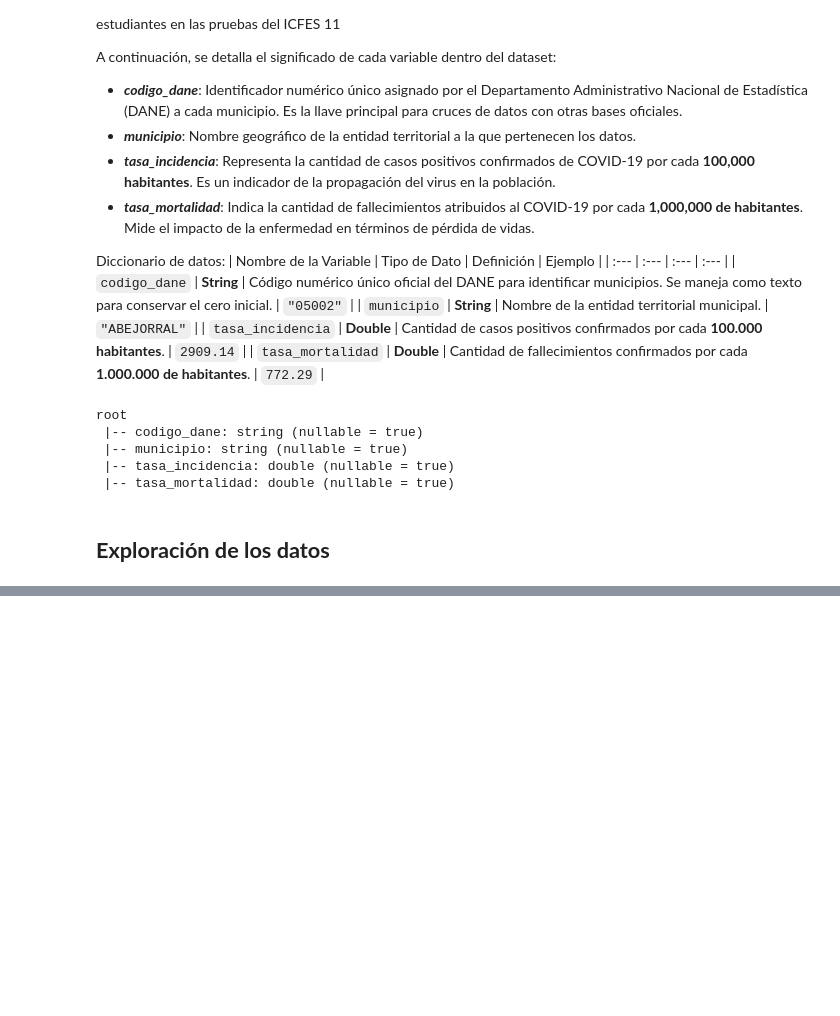
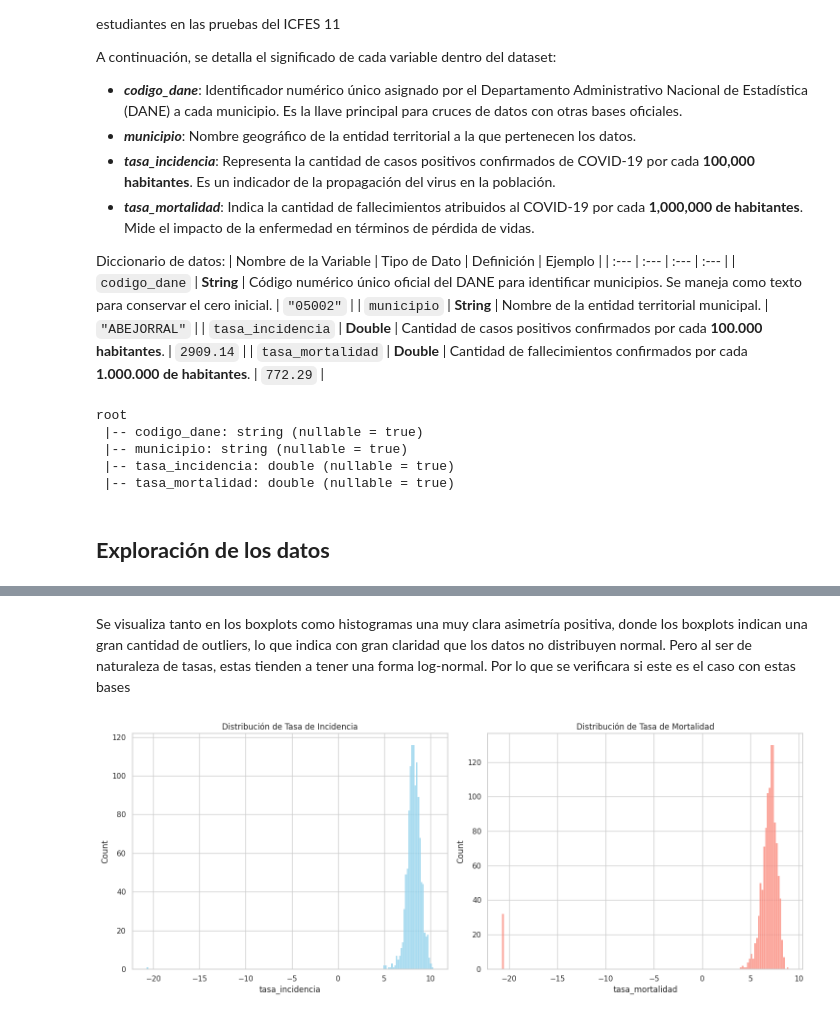
Before and after one commit to Exmator/proyecto_procesamiento, a Jupyter notebook: notebooks/analisis_exploratorio_covid_municipio.ipynb, the cells around one changed output, grey strips where cells are left out. Drawn from its saved outputs; the diff is of its cells as text; code cells hidden in the pictures; blank space fills up the shorter version.

```diff
--- a/notebooks/analisis_exploratorio_covid_municipio.ipynb
+++ b/notebooks/analisis_exploratorio_covid_municipio.ipynb
@@ -129,0 +173,20 @@ print(f"El coeficiente de correlación de Pearson es: {correlacion}")
+# %% [markdown]
+Se visualiza tanto en los boxplots como histogramas una muy clara asimetría positiva, donde los boxplots indican una gran cantidad de outliers, lo que indica con gran claridad que los datos no distribuyen normal. Pero al ser de naturaleza de tasas, estas tienden a tener una forma log-normal. Por lo que se verificara si este es el caso con estas bases
+# %%
+# Aplicamos logaritmo a los datos para verificación de log-normalidad (evitando log(0) ya que existen valores cero)
+incidencia_log = np.log(pdf['tasa_incidencia'].dropna() + 1e-9)
+mortalidad_log = np.log(pdf['tasa_mortalidad'].dropna() + 1e-9)
+
+# --- FIGURA DE HISTOGRAMAS LOG-NORMALES---
+fig_hist, axes_hist = plt.subplots(1, 2, figsize=(15, 6))
+
+sns.histplot(incidencia_log, ax=axes_hist[0], color='skyblue')
+axes_hist[0].set_title('Distribución de Tasa de Incidencia')
+
+sns.histplot(mortalidad_log, ax=axes_hist[1], color='salmon')
+axes_hist[1].set_title('Distribución de Tasa de Mortalidad')
+
+plt.tight_layout()
+plt.show()
+# %% [output]
+[figure, added]
```
Also changed, not shown: parts of 16 cells of this notebook.
